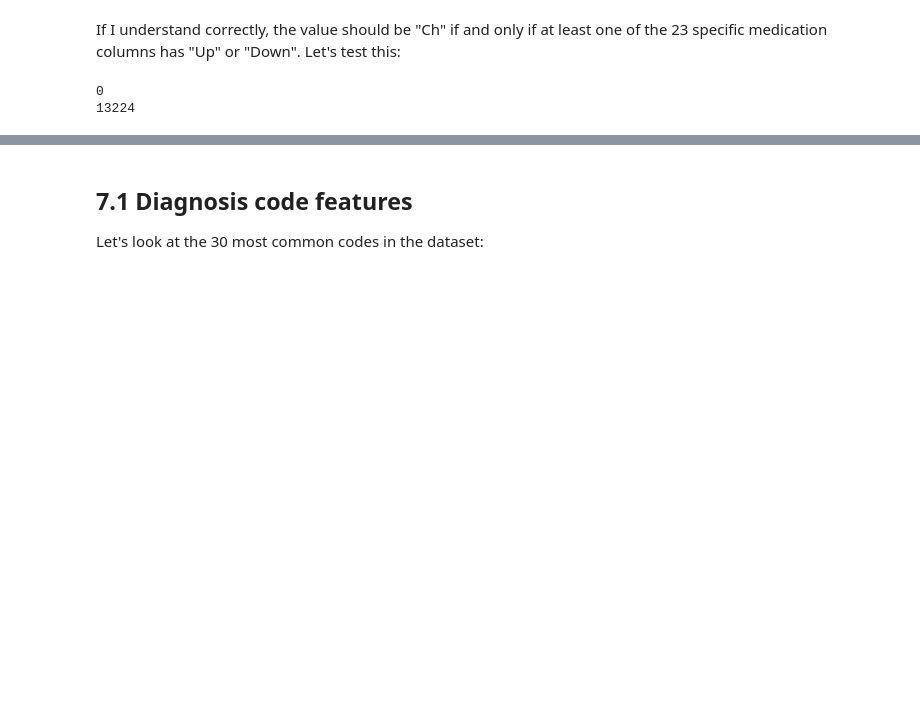
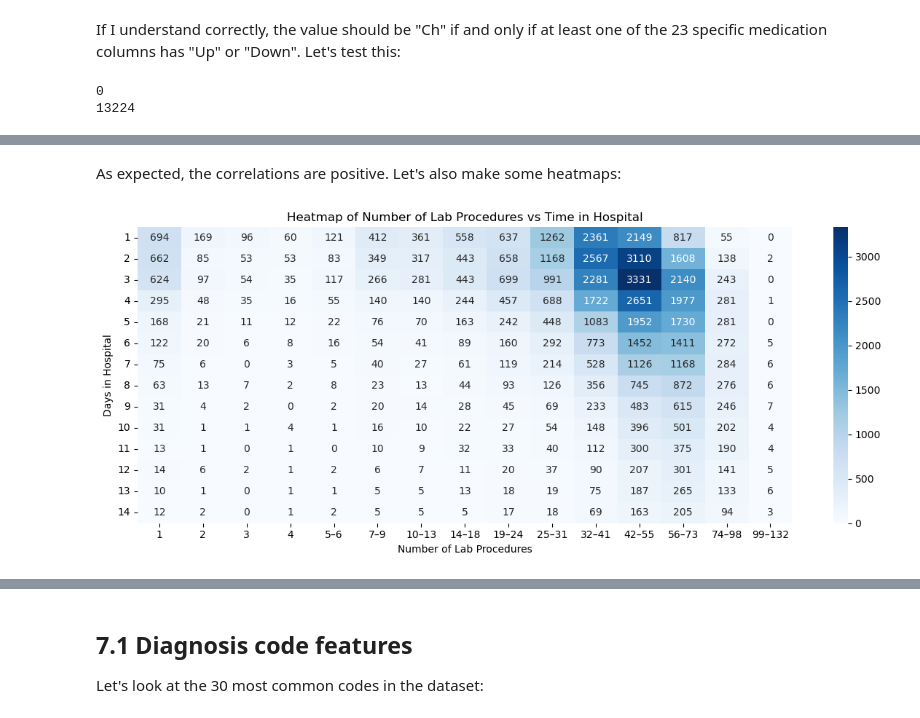
Before and after one commit to david-r-wasserman/Hospital-readmission-prediction-project, a Jupyter notebook: Readmission.ipynb, the cells around one changed output, grey strips where cells are left out. Drawn from its saved outputs; the diff is of its cells as text; code cells hidden in the pictures; blank space fills up the shorter version.

```diff
--- a/Readmission.ipynb
+++ b/Readmission.ipynb
@@ -957,0 +1009,2 @@ We are now done making changes to `X_train`, `X_test`, and `y_train`, so let's s
+# %% [markdown]
+As expected, the correlations are positive. Let's also make some heatmaps:
@@ -957,0 +1013,29 @@ We are now done making changes to `X_train`, `X_test`, and `y_train`, so let's s
+# %%
+# Create roughly logarithmic bins for num_lab_procedures
+bins = [1, 2, 3, 4, 5, 7, 10, 14, 19, 25, 32, 42, 56, 74, 99, 133]
+bin_labels = [f'{bins[i]}–{bins[i+1] - 1}' if bins[i+1] - 1 > bins[i]
+              else str(bins[i]) for i in range(len(bins)-1)]
+
+# Compute binned values
+num_lab_bins = pd.cut(
+    X_train['num_lab_procedures'],
+    bins=bins,
+    labels=bin_labels,
+    include_lowest=True,
+)
+
+# Create crosstab
+heatmap_data = pd.crosstab(X_train.time_in_hospital, num_lab_bins)
+
+# Plot
+plt.figure(figsize=(12, 5))
+sns.heatmap(heatmap_data, annot=True, fmt='d', cmap='Blues')
+plt.title('Heatmap of Number of Lab Procedures vs Time in Hospital')
+plt.ylabel('Days in Hospital')
+plt.xlabel('Number of Lab Procedures')
+plt.xticks(rotation=0)
+plt.yticks(rotation=0)
+plt.tight_layout()
+plt.show()
+# %% [output]
+[figure, added]
```
Also changed, not shown: parts of 16 cells of this notebook.
